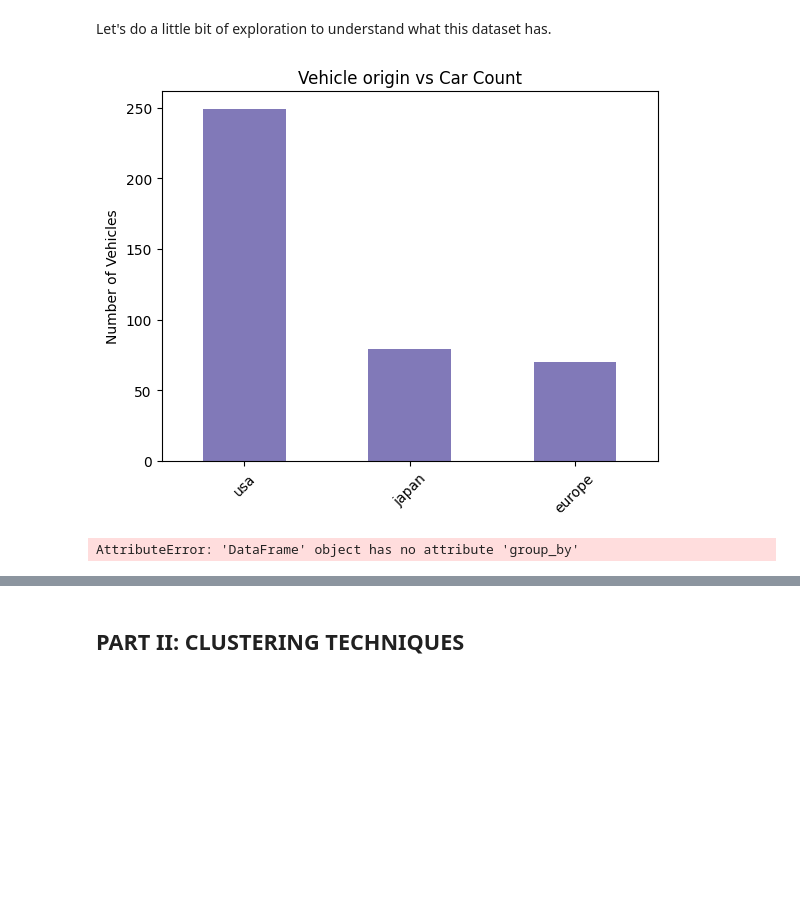
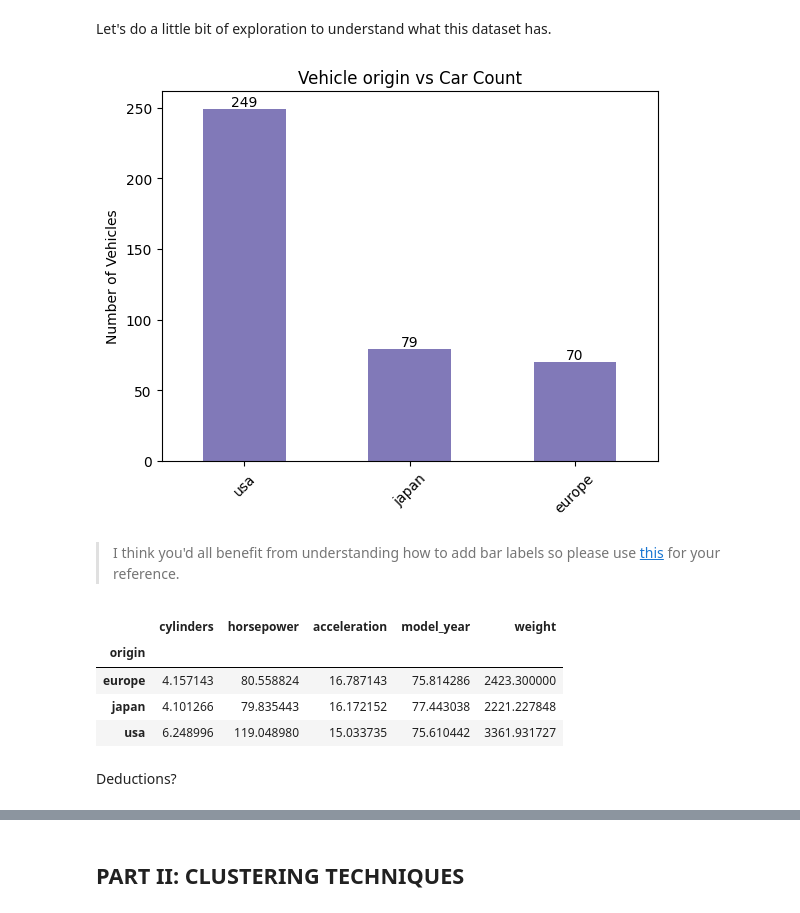
Before and after one commit to pnjoki/PCA-and-Clustering-with-Python, a Jupyter notebook: core.ipynb, the cells around one changed output, grey strips where cells are left out. Cells and saved outputs as stored; diff of their text form; code cells hidden in the pictures; blank space fills up the shorter version.

```diff
--- a/core.ipynb
+++ b/core.ipynb
@@ -78,16 +83,26 @@ Let's do a little bit of exploration to understand what this dataset has.
 # %%
 # How many regions does the dataset encompass?
 dataLabels, countries = mpg['origin'].value_counts().values, mpg['origin'].value_counts().index
 
 ax = mpg['origin'].value_counts().plot(kind='bar', color='#8179B8')
 ax.set_title('Vehicle origin vs Car Count')
 ax.set_ylabel('Number of Vehicles')
-ax.set_xticklabels(labels=countries, rotation=45);
+ax.set_xticklabels(labels=countries, rotation=45)
+ax.bar_label(ax.containers[0]);
 # %% [output]
-[figure, old version]
+[figure, new version]
+# %% [markdown]
+> I think you'd all benefit from understanding how to add bar labels so please use [this](https://stackoverflow.com/questions/28931224/how-to-add-value-labels-on-a-bar-chart#:~:text=As%20of%20matplotlib,in%20the%20list) for your reference.
 # %%
 # Any remarkable stats for vehicles manufactured in each region?
 
-mpg
+mpg.groupby(by='origin')[['cylinders', 'horsepower', 'acceleration',
+                          'model_year', 'weight']].mean()
 # %% [output]
-AttributeError: 'DataFrame' object has no attribute 'group_by'
+|  | cylinders | horsepower | acceleration | model_year | weight |
+| origin |  |  |  |  |  |
+| europe | 4.157143 | 80.558824 | 16.787143 | 75.814286 | 2423.300000 |
+| japan | 4.101266 | 79.835443 | 16.172152 | 77.443038 | 2221.227848 |
+| usa | 6.248996 | 119.048980 | 15.033735 | 75.610442 | 3361.931727 |
+# %% [markdown]
+Deductions?
```
Also changed, not shown: parts of 28 cells of this notebook, 1 other file.
